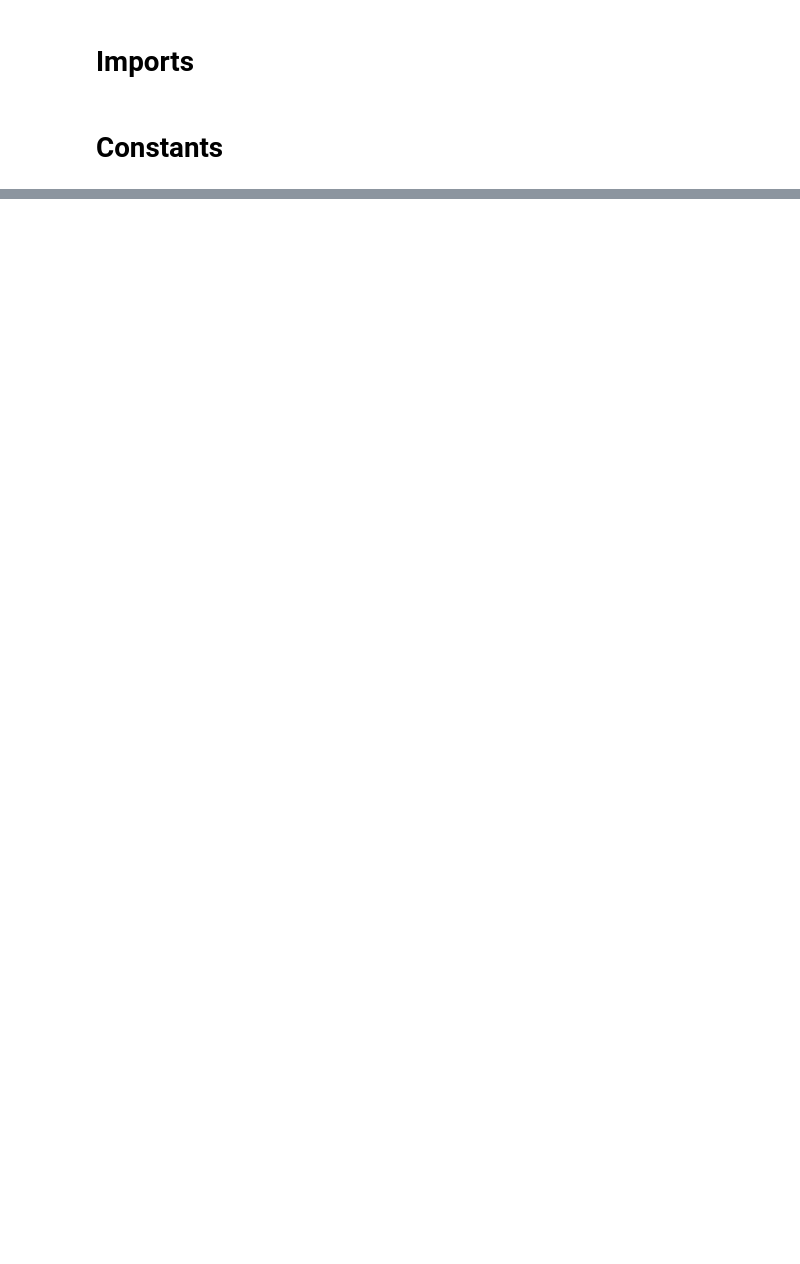
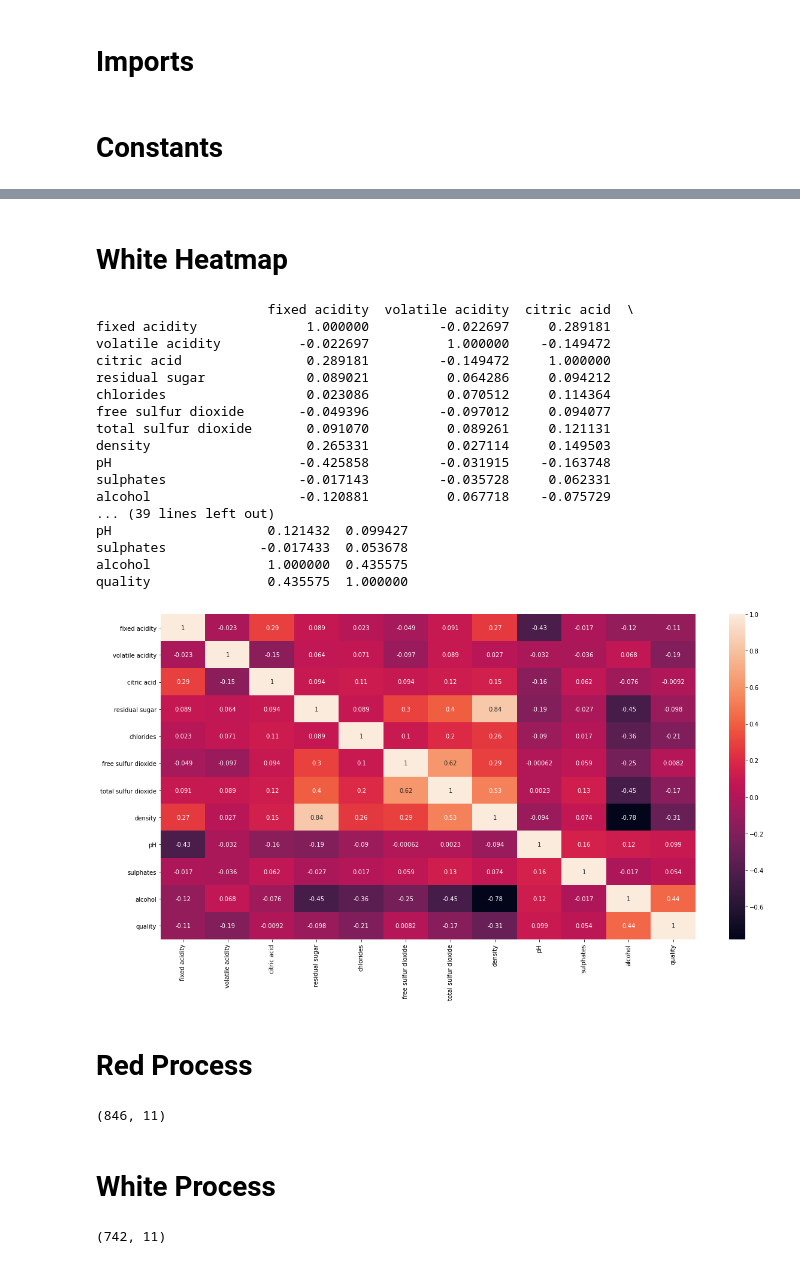
Before and after one commit to DanielRussell19/BigData_Coursework_Two, a Jupyter notebook: BigData_Coursework_Two_DanielRussell.ipynb, the cells around one changed output, grey strips where cells are left out. Saved outputs shown, nothing was run; the diff lists cells and outputs as text; code cells hidden in the pictures; blank space fills up the shorter version.

```diff
--- a/BigData_Coursework_Two_DanielRussell.ipynb
+++ b/BigData_Coursework_Two_DanielRussell.ipynb
@@ -230,0 +131,4 @@ dot: graph is too large for cairo-renderer bitmaps. Scaling by 0.909184 to fit
+# %%
+dsWhite = dsWhite.dropna()
+print (dsWhite.count())
+print (dsWhite.shape)
@@ -230,0 +176,60 @@ dot: graph is too large for cairo-renderer bitmaps. Scaling by 0.909184 to fit
+# %% [markdown]
+# White Heatmap
+# %%
+plt.figure(figsize=(20,10))
+corl= dsWhite.corr()
+sb.heatmap(corl,annot=True)
+print (corl)
+# %% [output]
+                      fixed acidity  volatile acidity  citric acid  \
+fixed acidity              1.000000         -0.022697     0.289181
+volatile acidity          -0.022697          1.000000    -0.149472
+citric acid                0.289181         -0.149472     1.000000
+residual sugar             0.089021          0.064286     0.094212
+chlorides                  0.023086          0.070512     0.114364
+free sulfur dioxide       -0.049396         -0.097012     0.094077
+total sulfur dioxide       0.091070          0.089261     0.121131
+density                    0.265331          0.027114     0.149503
+pH                        -0.425858         -0.031915    -0.163748
+sulphates                 -0.017143         -0.035728     0.062331
+alcohol                   -0.120881          0.067718    -0.075729
+... (39 lines left out)
+pH                    0.121432  0.099427
+sulphates            -0.017433  0.053678
+alcohol               1.000000  0.435575
+quality               0.435575  1.000000
+[figure, added]
+# %% [markdown]
+# Red Process
+# %%
+yr = dsRed.quality.values
+xr = dsRed.drop(['quality'], axis=1)
+
+#oss = OneSidedSelection(random_state = 42)
+#x,y = oss.fit_resample(x,y)
+
+ncr = NeighbourhoodCleaningRule()
+xr, yr = ncr.fit_resample(xr, yr)
+
+Counter(yr)
+Counter(xr)
+print (xr.shape)
+# %% [output]
+(846, 11)
+# %% [markdown]
+# White Process
+# %%
+yw = dsWhite.quality.values
+xw = dsWhite.drop(['quality'], axis=1)
+
+#oss = OneSidedSelection(random_state = 42)
+#x,y = oss.fit_resample(x,y)
+
+ncr = NeighbourhoodCleaningRule()
+xw, yw = ncr.fit_resample(xr, yr)
+
+Counter(yw)
+Counter(xw)
+print (xw.shape)
+# %% [output]
+(742, 11)
```
Also changed, not shown: parts of 35 cells of this notebook.
